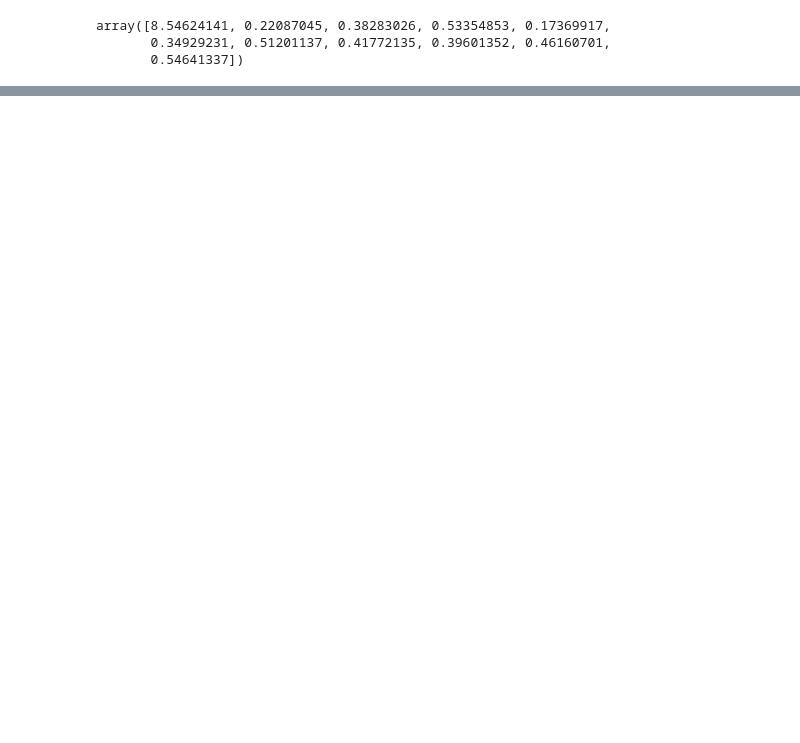
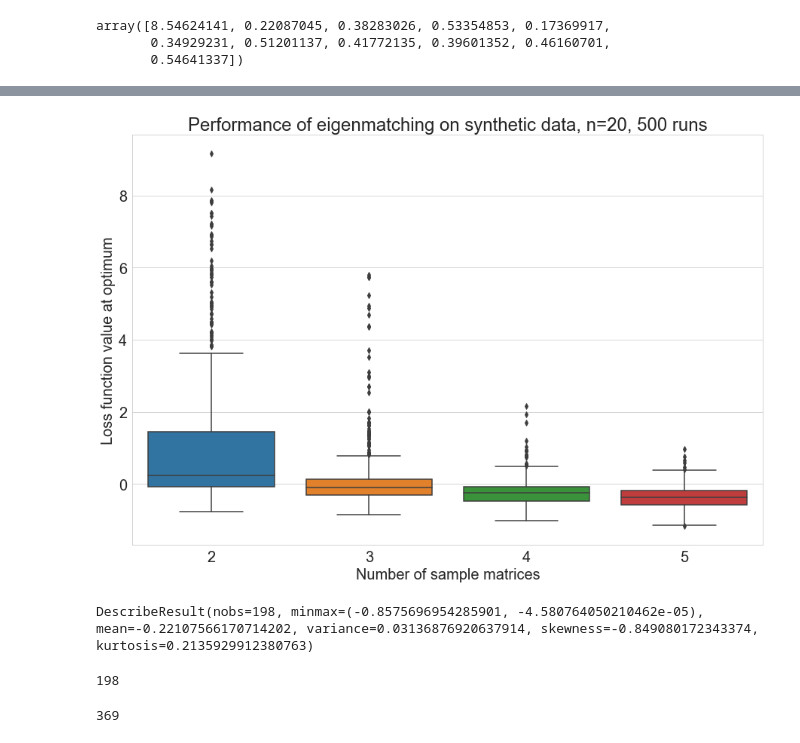
Before and after one commit to akhiljalan/cellag-misc, a Jupyter notebook: media-3-cvxopt-imputation-test.ipynb, the cells around one changed output, grey strips where cells are left out. Saved outputs shown, nothing was run; the diff lists cells and outputs as text; code cells hidden in the pictures; blank space fills up the shorter version.

```diff
--- a/media-3-cvxopt-imputation-test.ipynb
+++ b/media-3-cvxopt-imputation-test.ipynb
@@ -302,0 +317,2 @@ We do know that the result of the optimizer says status:failed. Why is that?
+# %%
+sample_mats = generate_synthetic_data(20, 5)
@@ -302,0 +488,57 @@ We do know that the result of the optimizer says status:failed. Why is that?
+# %%
+scores_m_2 = []
+for _ in range(500):
+    sample_mats = generate_synthetic_data(20, 2)
+
+    delta = get_delta(sample_mats[0])
+    ob1_bool = True
+
+    eta_init = np.random.uniform(0, 1, len(sample_mats))
+    eta_init = eta_init / np.sum(eta_init)
+
+    result = scipy.optimize.minimize(
+        objective,
+        eta_init,
+        method='SLSQP',
+        jac=derivative,
+        bounds=[(0, 1) for _ in range(len(sample_mats))],
+        constraints={'type': 'eq', 'fun': simplex_constraint},
+        options={
+            'maxiter': 10000,
+            'disp': False
+        }
+    )
+
+    score = scipy.linalg.eigh(matrix_lin_combo(result['x'], sample_mats), eigvals_only=True)[-1] - delta
+    if score > 0:
+        ob_value = result['fun']
+        scores_m_2.append(ob_value)
+    else:
+        scores_m_2.append(score)
+# %%
+score_dict = {
+    '2': scores_m_2,
+    '3': scores_m_3,
+    '4': scores_m_4,
+    '5': scores_m_5
+}
+# %%
+sns.boxplot(data=pd.DataFrame(score_dict))
+plt.ylabel('Loss function value at optimum')
+plt.xlabel('Number of sample matrices')
+plt.title('Performance of eigenmatching on synthetic data, n=20, 500 runs')
+plt.savefig('figs/synthetic_data_n_20.png')
+# %% [output]
+[figure, added]
+# %%
+scipy.stats.describe(scores_m_2)
+# %% [output]
+DescribeResult(nobs=198, minmax=(-0.8575696954285901, -4.580764050210462e-05), mean=-0.22107566170714202, variance=0.03136876920637914, skewness=-0.849080172343374, kurtosis=0.2135929912380763)
+# %%
+len(scores_m_2)
+# %% [output]
+198
+# %%
+len(scores_m_3)
+# %% [output]
+369
```
Also changed, not shown: parts of 37 cells of this notebook, 3 other files.
